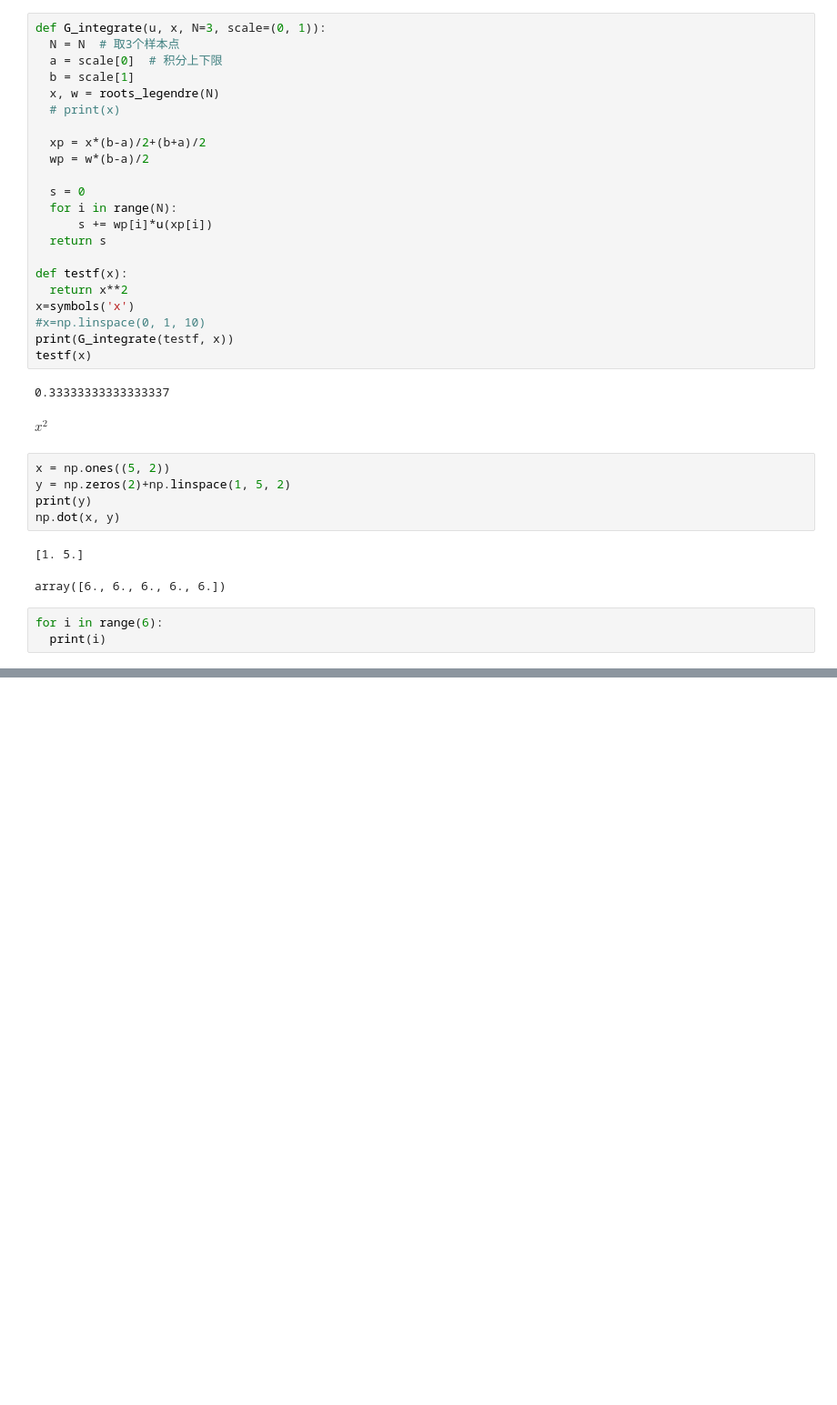
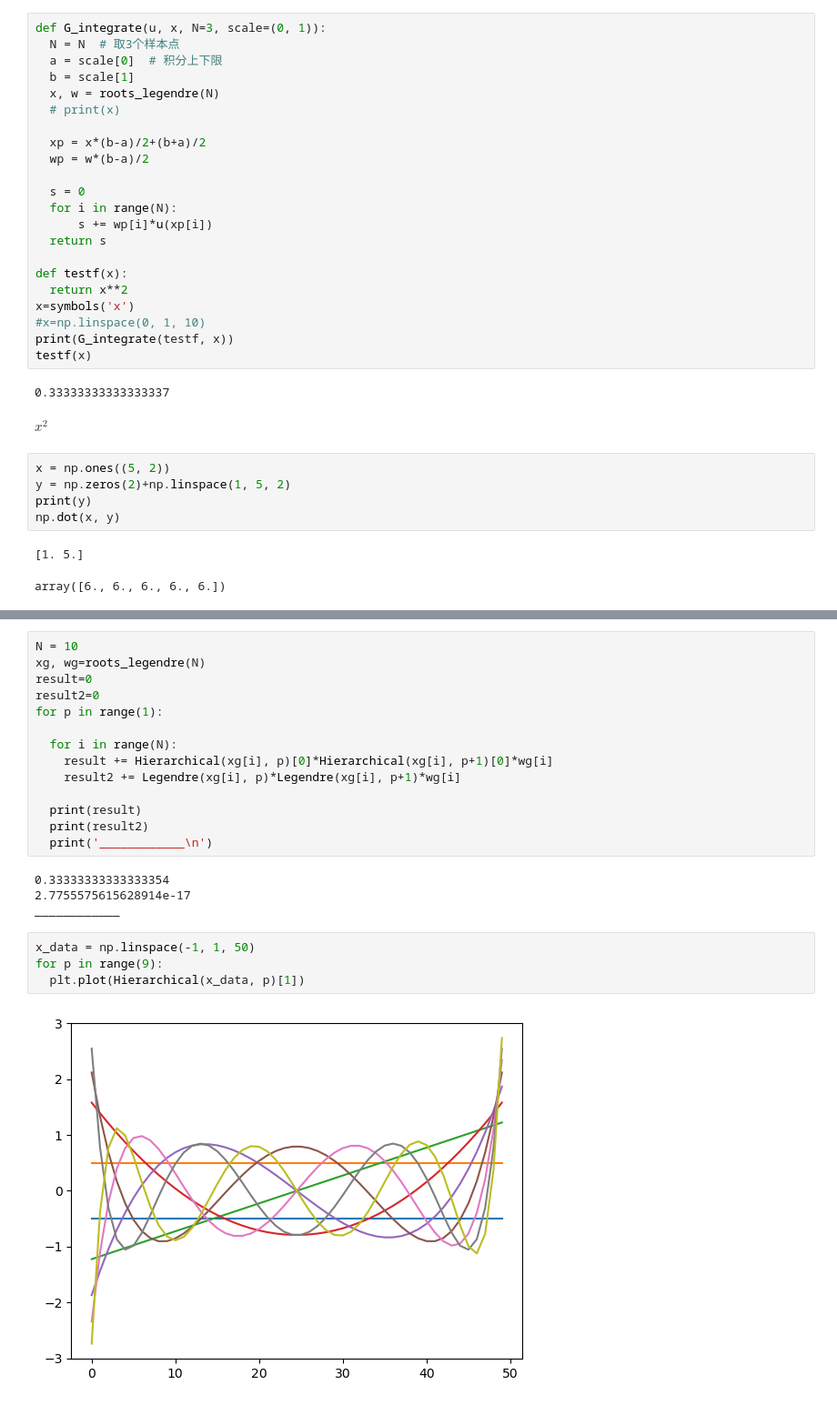
Before and after one commit to Xiaosen9807/FEM, a Jupyter notebook: Question1.ipynb, the cells around one changed output, grey strips where cells are left out. Shown: that part at 91% size. Drawn from its saved outputs; the diff is of its cells as text; blank space fills up the shorter version.

```diff
--- a/Question1.ipynb
+++ b/Question1.ipynb
@@ -667,6 +623,3 @@ np.dot(x, y)
 # %% [output]
 [1. 5.]
 array([6., 6., 6., 6., 6.])
-# %%
-for i in range(6):
-  print(i)
@@ -679,0 +675,24 @@ for i in range(6):
+# %%
+N = 10
+xg, wg=roots_legendre(N)
+result=0
+result2=0
+for p in range(1):
+
+  for i in range(N):
+    result += Hierarchical(xg[i], p)[0]*Hierarchical(xg[i], p+1)[0]*wg[i]
+    result2 += Legendre(xg[i], p)*Legendre(xg[i], p+1)*wg[i]
+
+  print(result)
+  print(result2)
+  print('____________\n')
+# %% [output]
+0.33333333333333354
+2.7755575615628914e-17
+____________
+# %%
+x_data = np.linspace(-1, 1, 50)
+for p in range(9):
+  plt.plot(Hierarchical(x_data, p)[1])
+# %% [output]
+[figure, added]
```
Also changed, not shown: parts of 5 cells of this notebook, 7 other files.
